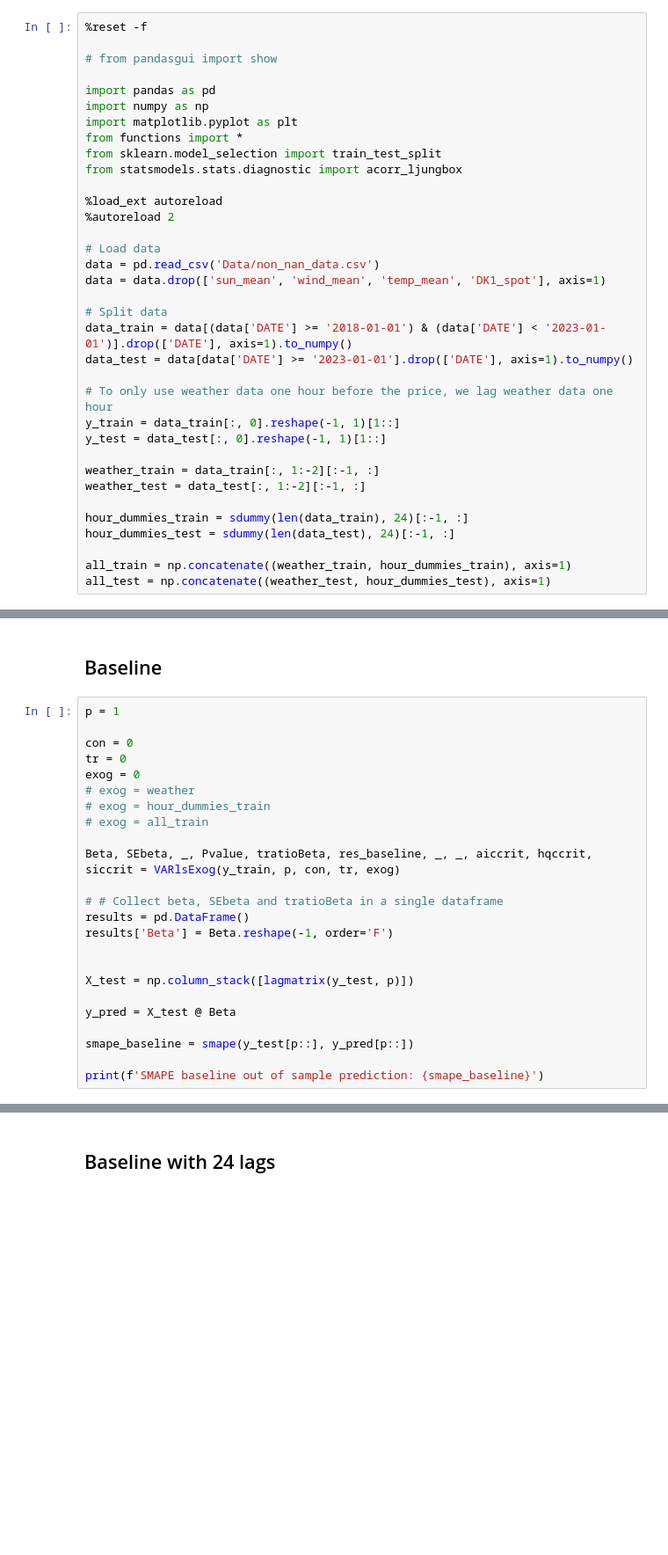
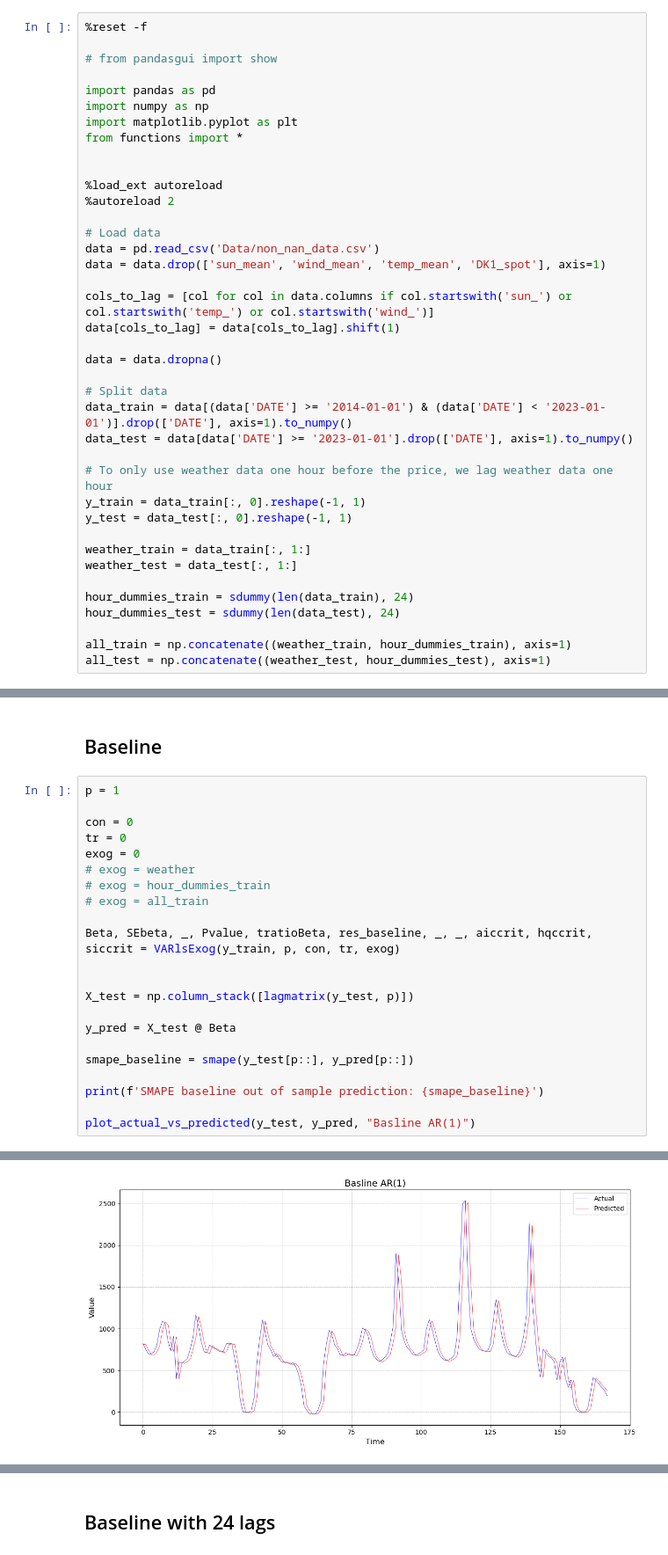
Before and after one commit to peterravn/Seminar-Adv-Finance, a Jupyter notebook: 4. Standard AR model.ipynb, the cells around one changed output, grey strips where cells are left out. Shown at 88% size. Cells and saved outputs as stored; diff of their text form; blank space fills up the shorter version.

Commit message:
PLR: Rettet data

```diff
--- a/4. Standard AR model.ipynb
+++ b/4. Standard AR model.ipynb
@@ -7,8 +7,7 @@ import pandas as pd
 import numpy as np
 import matplotlib.pyplot as plt
 from functions import *
-from sklearn.model_selection import train_test_split
-from statsmodels.stats.diagnostic import acorr_ljungbox
+
 
 %load_ext autoreload
 %autoreload 2
@@ -17,19 +16,24 @@ from statsmodels.stats.diagnostic import acorr_ljungbox
 data = pd.read_csv('Data/non_nan_data.csv')
 data = data.drop(['sun_mean', 'wind_mean', 'temp_mean', 'DK1_spot'], axis=1)
 
+cols_to_lag = [col for col in data.columns if col.startswith('sun_') or col.startswith('temp_') or col.startswith('wind_')]
+data[cols_to_lag] = data[cols_to_lag].shift(1)
+
+data = data.dropna()
+
 # Split data
-data_train = data[(data['DATE'] >= '2018-01-01') & (data['DATE'] < '2023-01-01')].drop(['DATE'], axis=1).to_numpy()
+data_train = data[(data['DATE'] >= '2014-01-01') & (data['DATE'] < '2023-01-01')].drop(['DATE'], axis=1).to_numpy()
 data_test = data[data['DATE'] >= '2023-01-01'].drop(['DATE'], axis=1).to_numpy()
 
 # To only use weather data one hour before the price, we lag weather data one hour
-y_train = data_train[:, 0].reshape(-1, 1)[1::]
-y_test = data_test[:, 0].reshape(-1, 1)[1::]
+y_train = data_train[:, 0].reshape(-1, 1)
+y_test = data_test[:, 0].reshape(-1, 1)
 
-weather_train = data_train[:, 1:-2][:-1, :]
-weather_test = data_test[:, 1:-2][:-1, :]
+weather_train = data_train[:, 1:]
+weather_test = data_test[:, 1:]
 
-hour_dummies_train = sdummy(len(data_train), 24)[:-1, :]
-hour_dummies_test = sdummy(len(data_test), 24)[:-1, :]
+hour_dummies_train = sdummy(len(data_train), 24)
+hour_dummies_test = sdummy(len(data_test), 24)
 
 all_train = np.concatenate((weather_train, hour_dummies_train), axis=1)
 all_test = np.concatenate((weather_test, hour_dummies_test), axis=1)
@@ -50,10 +54,6 @@ exog = 0
 
 Beta, SEbeta, _, Pvalue, tratioBeta, res_baseline, _, _, aiccrit, hqccrit, siccrit = VARlsExog(y_train, p, con, tr, exog)
 
-# # Collect beta, SEbeta and tratioBeta in a single dataframe
-results = pd.DataFrame()
-results['Beta'] = Beta.reshape(-1, order='F')
-
 
 X_test = np.column_stack([lagmatrix(y_test, p)])
 
@@ -62,4 +62,6 @@ y_pred = X_test @ Beta
 smape_baseline = smape(y_test[p::], y_pred[p::])
 
 print(f'SMAPE baseline out of sample prediction: {smape_baseline}')
+
+plot_actual_vs_predicted(y_test, y_pred, "Basline AR(1)")
 # %% [output]
@@ -66,0 +69 @@ SMAPE baseline out of sample prediction: 23.728607987696645
+[figure, added]
```
Also changed, not shown: parts of 6 cells of this notebook, 6 other files.
